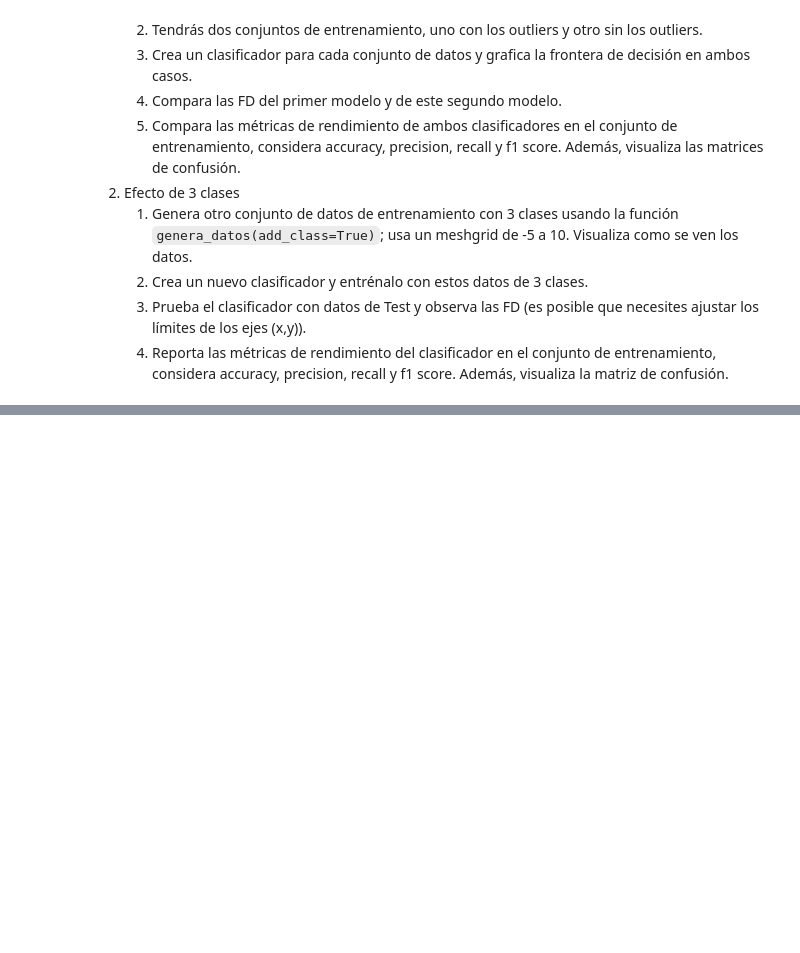
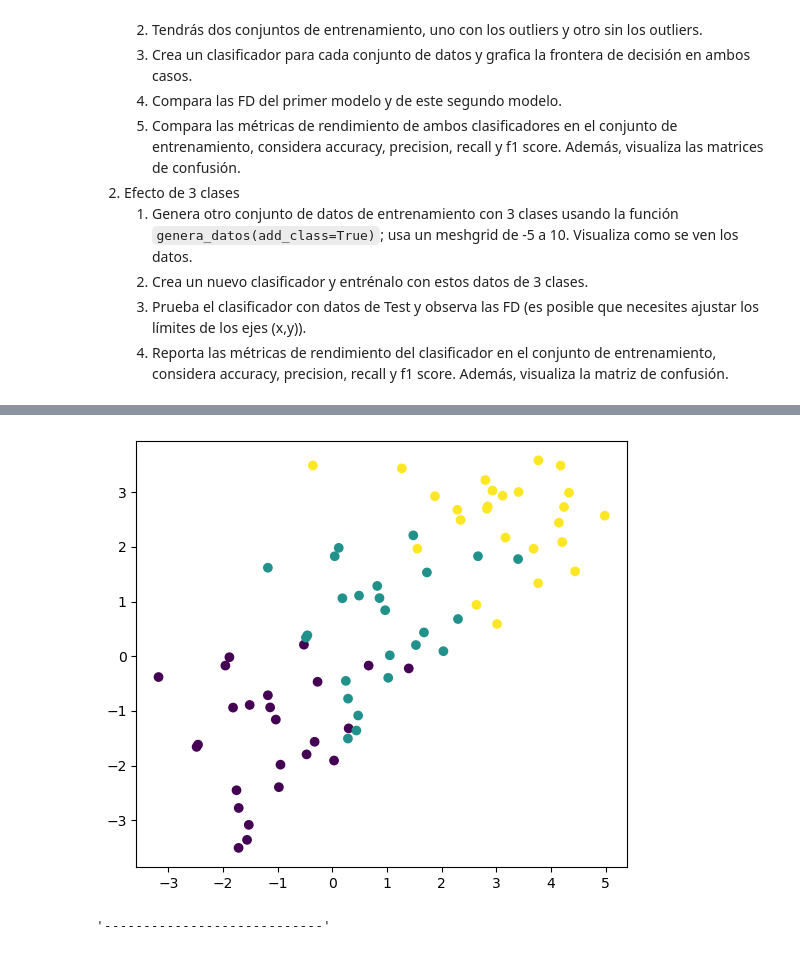
Before and after one commit to SalRmz/DCDP, a Jupyter notebook: 02-Machine-Learning/notebooks/05-Clasificacion-Lineal.ipynb, the cells around one changed output, grey strips where cells are left out. Cells and saved outputs as stored; diff of their text form; code cells hidden in the pictures; blank space fills up the shorter version.

```diff
--- a/02-Machine-Learning/notebooks/05-Clasificacion-Lineal.ipynb
+++ b/02-Machine-Learning/notebooks/05-Clasificacion-Lineal.ipynb
@@ -586,0 +607,39 @@ axs[1].scatter(x_train_sol[:, 0], x_train_sol[:, 1], c=y_train[:-5])
+# %%
+#A.
+
+x_train, y_train = genera_datos(add_class=True)
+x1_test, x2_test  = np.meshgrid(np.linspace(-5, 10, 100), np.linspace(-5, 5, 100))
+x_test = np.array([x1_test, x2_test]).reshape(2, -1).T
+
+plt.figure()
+#-----Dibuja los datos---------------------------------
+plt.scatter(x_train[:, 0], x_train[:, 1], c=y_train)
+#-----Dibuja X_test---------------------------------
+#plt.contourf(x1_test, x2_test, y.reshape(100, 100), alpha=0.2)
+#-----Formato de la gráfica------------------------
+#plt.xlim(-10, 10)
+#plt.ylim(-10, 10)
+plt.gca().set_aspect('equal', adjustable='box')
+plt.tight_layout()
+plt.show()
+# %% [output]
+[figure, added]
+# %%
+#B
+
+features = preprocessing.PolynomialFeatures(1)
+X_train = features.fit_transform(x_train)
+X_test = features.transform(x_test)
+
+"""----TU CODIGO AQUÍ---------"""
+#CREA el objeto
+cl = LeastSquaresClassifier()
+
+#ENTRENA el modelo
+cl.fit(X_train, y_train)
+
+#PRUEBA el modelo
+y = cl.clasifica(X_test)
+"""----------------------------"""
+# %% [output]
+'----------------------------'
```
Also changed, not shown: parts of 21 cells of this notebook.
